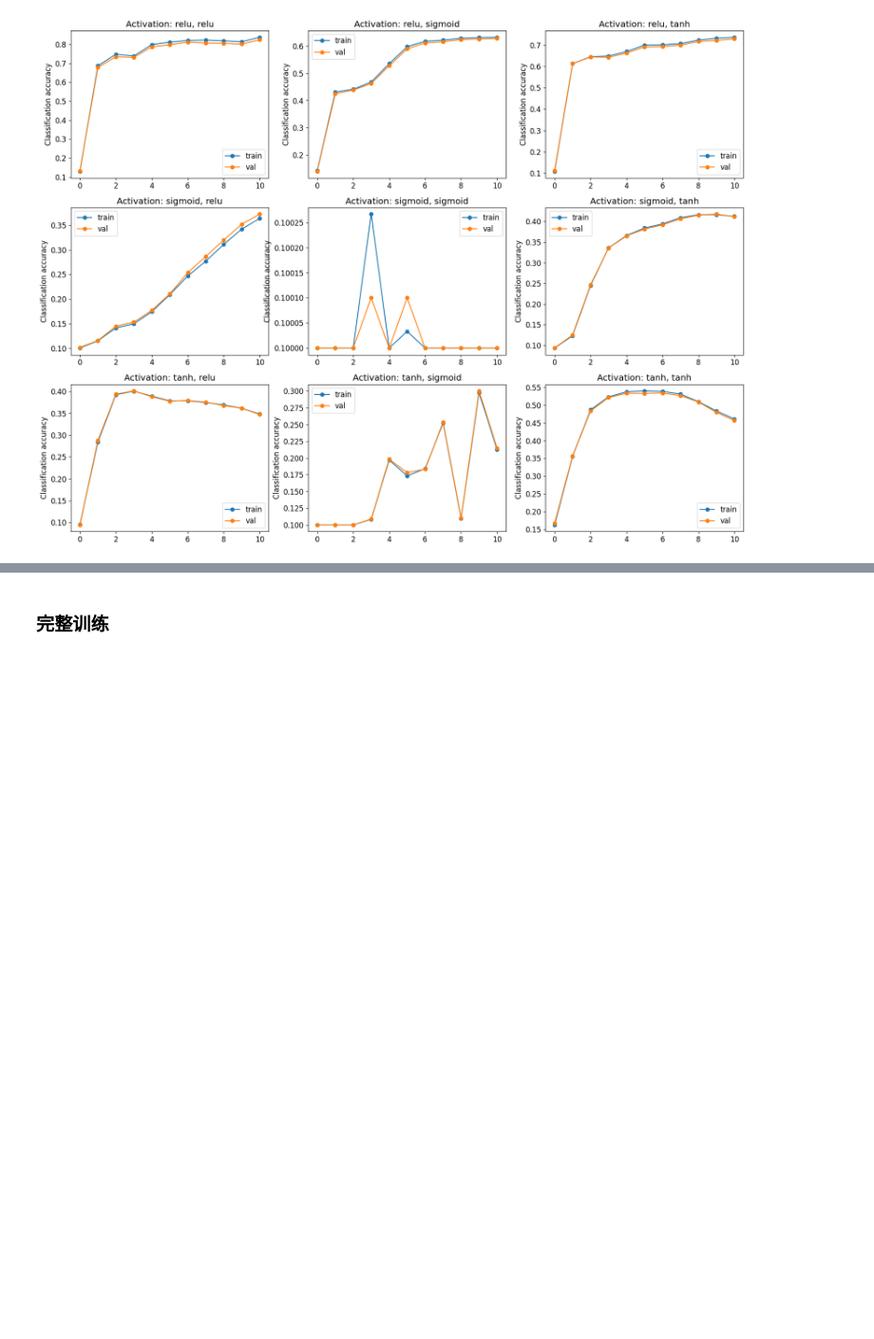
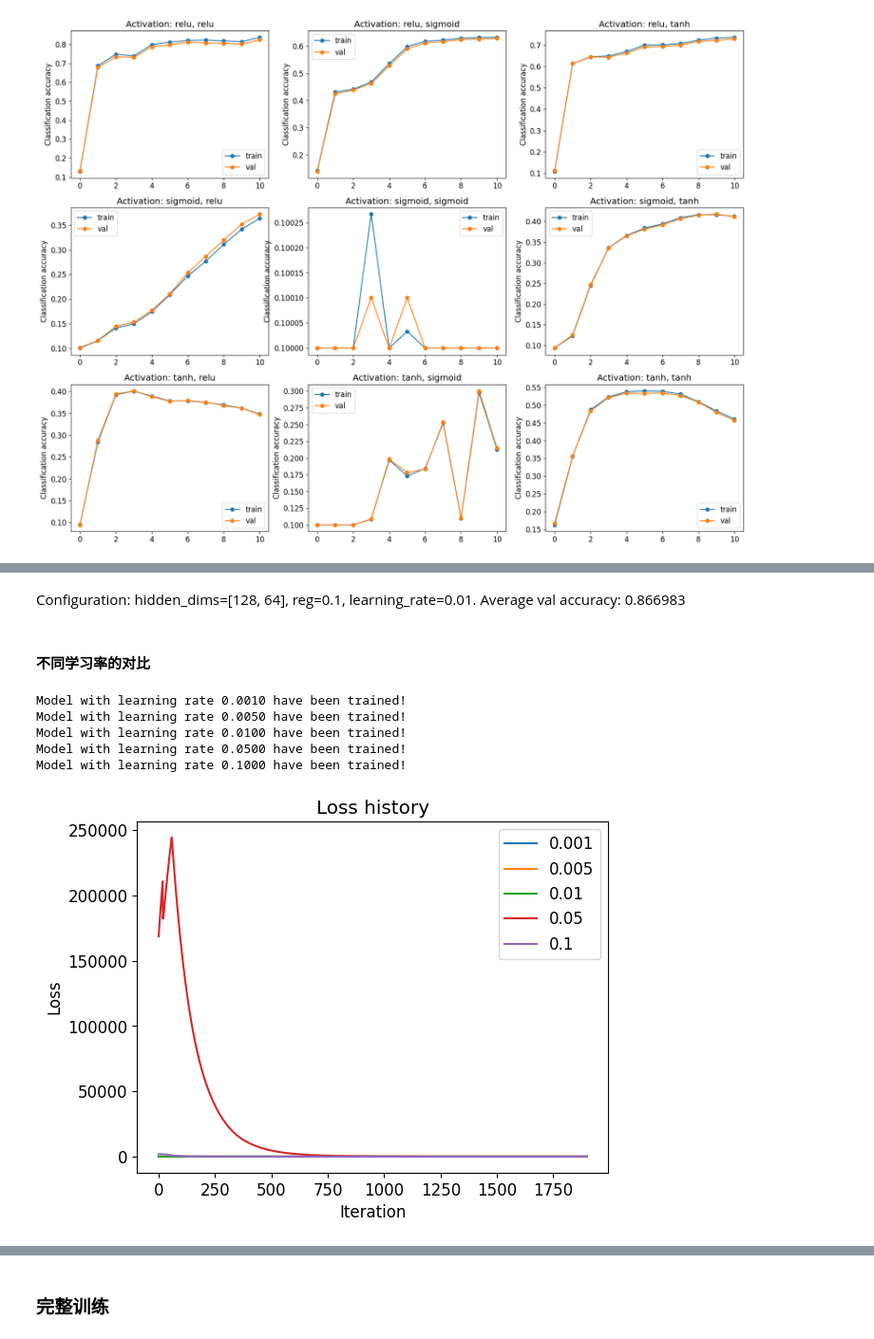
Before and after one commit to mango7789/Computer-Vision-DATA130051, a Jupyter notebook: 作业一/main.ipynb, the cells around one changed output, grey strips where cells are left out. Shown at 95% size. Saved outputs shown, nothing was run; the diff lists cells and outputs as text; code cells hidden in the pictures; blank space fills up the shorter version.

Commit message:
hw1: add fine tuning

```diff
--- a/作业一/main.ipynb
+++ b/作业一/main.ipynb
@@ -242,0 +294,9 @@ Total 27 configurations
+# %%
+tune_best_params = {
+    'hidden_dims': [64, 48],
+    'activation': ['relu'],
+    'reg': 0.001,
+    'update_rule': 'sgd',
+    'optim_config': {'learning_rate': 0.01},
+    'lr_decay': 0.9
+}
@@ -243 +347,37 @@ Total 27 configurations
+# %% [markdown]
+Configuration: hidden_dims=[128, 64], reg=0.1, learning_rate=0.01. Average val accuracy: 0.866983
+# %% [markdown]
+#### 不同学习率的对比
+# %%
+np.random.seed(425)
+
+learning_rate = [1e-3, 5e-3, 1e-2, 5e-2, 1e-1]
+
+lr_params = deepcopy(fine_tune_best_params)
+
+for lr in learning_rate:
+    lr_params['optim_config'] = {
+        "learning_rate": lr
+    }
+    lr_nn = train_with_params(
+        **lr_params,
+        iters=2000,
+        verbose=False,
+        plot=False
+    )
+    print("Model with learning rate {:>6.4f} have been trained!".format(lr))
+    plt.plot([sum(lr_nn.loss_hist[i:i+window_size])/window_size for i in range(len(lr_nn.loss_hist)-window_size)], label=lr)
+
+plt.title('Loss history')
+plt.xlabel('Iteration')
+plt.ylabel('Loss')
+plt.legend()
+plt.show()
+# %% [output]
+Model with learning rate 0.0010 have been trained!
+Model with learning rate 0.0050 have been trained!
+Model with learning rate 0.0100 have been trained!
+Model with learning rate 0.0500 have been trained!
+Model with learning rate 0.1000 have been trained!
+[figure, added]
 # %% [markdown]
```
Also changed, not shown: parts of 12 cells of this notebook.
